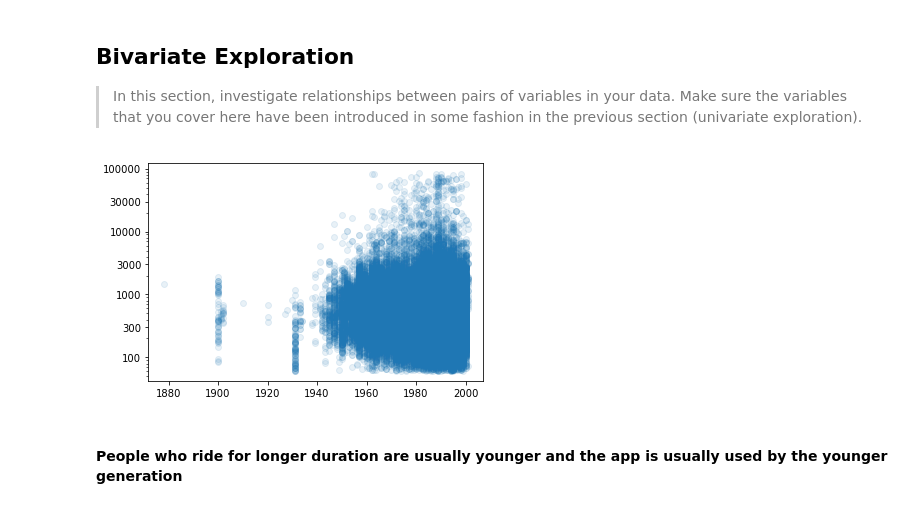
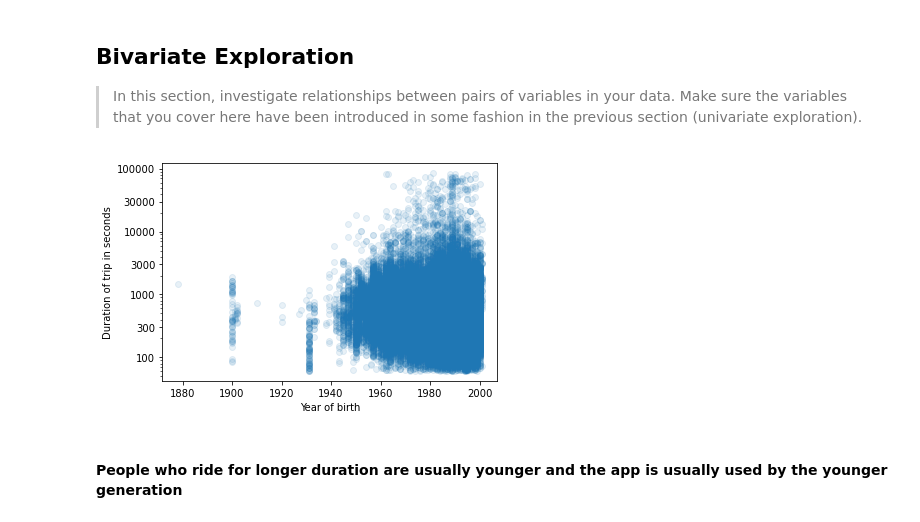
Before and after one commit to AbdelrahmanT/Communicate-Data-Findings-Udacity-Project, a Jupyter notebook: exploration_template.ipynb, the cells around one changed output. Cells and saved outputs as stored; diff of their text form; code cells hidden in the pictures.

```diff
--- a/exploration_template.ipynb
+++ b/exploration_template.ipynb
@@ -201,9 +201,12 @@ categoric_vars = ['user_type', 'member_gender', 'bike_share_for_all_trip']
 # %%
 plt.scatter(data = df_clean, x = 'member_birth_year',y = 'duration_sec', alpha = 0.1)
 plt.yscale('log')
 plt.yticks([100,300,1000,3000,10000,30000,100000],[100,300,1000,3000,10000,30000,100000]);
+
+plt.xlabel('Year of birth')
+plt.ylabel('Duration of trip in seconds');
 # %% [output]
-[figure, old version]
+[figure, new version]
 # %% [markdown]
 #### People who ride for longer duration are usually younger and the app is usually used by the younger generation
 # %%
```
Also changed, not shown: parts of 2 cells of this notebook, 1 other file.
